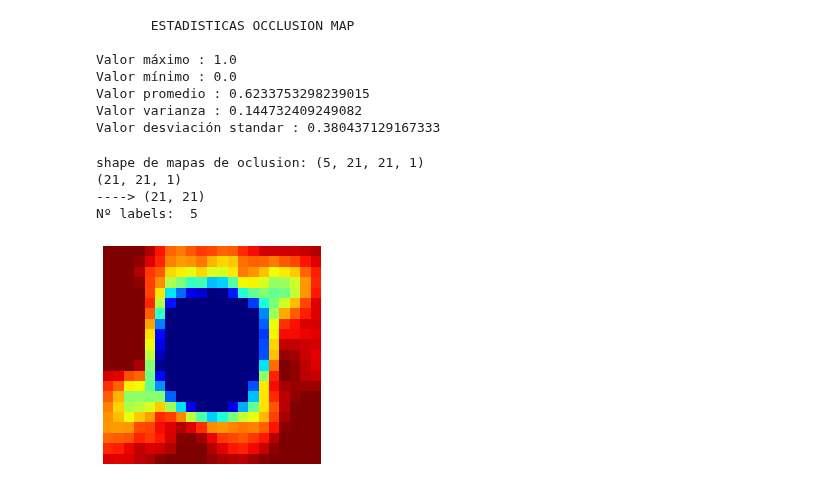
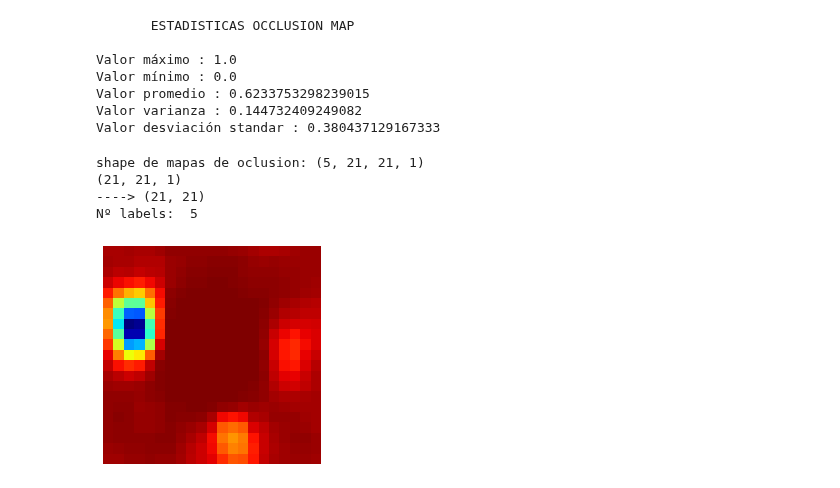
Before and after one commit to AndreTeixeira1998/EL4106-1oProyecto, a Jupyter notebook: Occlusion_map.ipynb, the cells around one changed output. Drawn from its saved outputs; the diff is of its cells as text; code cells hidden in the pictures.

```diff
--- a/Occlusion_map.ipynb
+++ b/Occlusion_map.ipynb
@@ -463,34 +515,34 @@ Valor desviación standar : 0.380437129167333
 # %%
 %matplotlib inline
 
-imagem=4      #Choose image to visualize
+imagem=0      #Choose image to visualize
 
 
 archivo_occluded = open('OCmaps.pkl',"rb")
 example_dict= pickle.load(archivo_occluded)
 
 
 
 img=example_dict["image"]
 
 print("shape de mapas de oclusion:", img.shape)
 
 img=preprocessar_2d(img[imagem])
 
 
 labelOcc=example_dict["label"]
 
 print("Nº labels: ", labelOcc.shape[0])
 
 
 plt.imshow(img, cmap='jet')                #[2:19, 2:19])
 plt.axis("off")
 
 
 plt.show()
 # %% [output]
 shape de mapas de oclusion: (5, 21, 21, 1)
 (21, 21, 1)
 ----> (21, 21)
 Nº labels:  5
-[figure, old version]
+[figure, new version]
```
Also changed, not shown: parts of 6 cells of this notebook, 3 other files.
